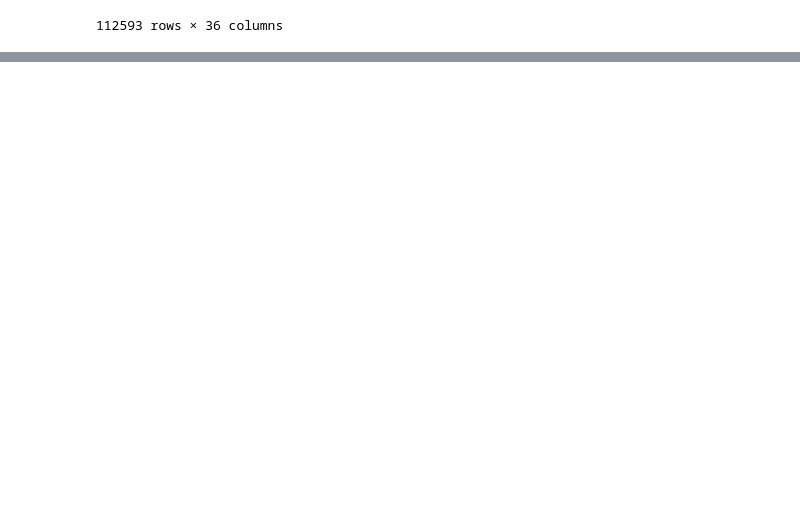
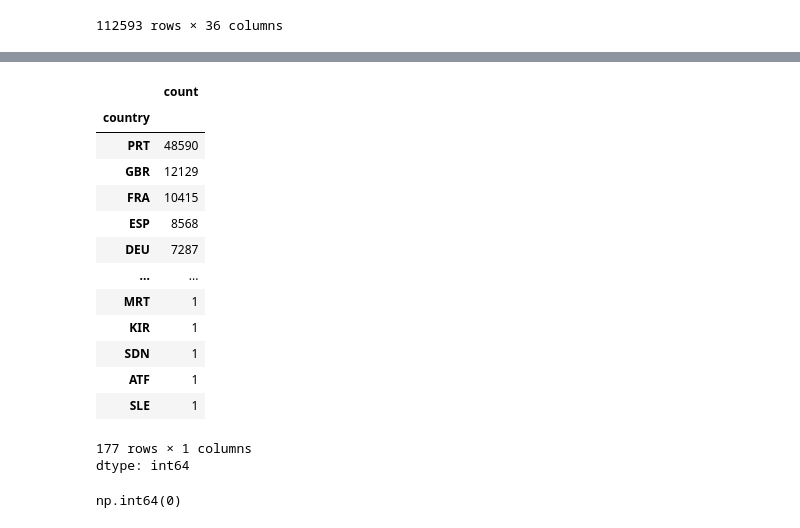
Before and after one commit to Bigie11/Swing-calculator-, a Jupyter notebook: Hotel_dataset.ipynb, the cells around one changed output, grey strips where cells are left out. Saved outputs shown, nothing was run; the diff lists cells and outputs as text; code cells hidden in the pictures; blank space fills up the shorter version.

```diff
--- a/Hotel_dataset.ipynb
+++ b/Hotel_dataset.ipynb
@@ -199,0 +277,18 @@ hotel_data[hotel_data['company'].isnull()]
+# %%
+hotel_data['country'].value_counts()
+# %% [output]
+|  | count |
+| country |  |
+| PRT | 48590 |
+| GBR | 12129 |
+| FRA | 10415 |
+| ESP | 8568 |
+| DEU | 7287 |
+| ... | ... |
+| MRT | 1 |
+| KIR | 1 |
+| SDN | 1 |
+| ATF | 1 |
+| SLE | 1 |
+177 rows × 1 columns
+dtype: int64
@@ -199,0 +297,4 @@ hotel_data[hotel_data['company'].isnull()]
+# %%
+hotel_data['country'].isnull().sum()
+# %% [output]
+np.int64(0)
```
Also changed, not shown: parts of 16 cells of this notebook.
